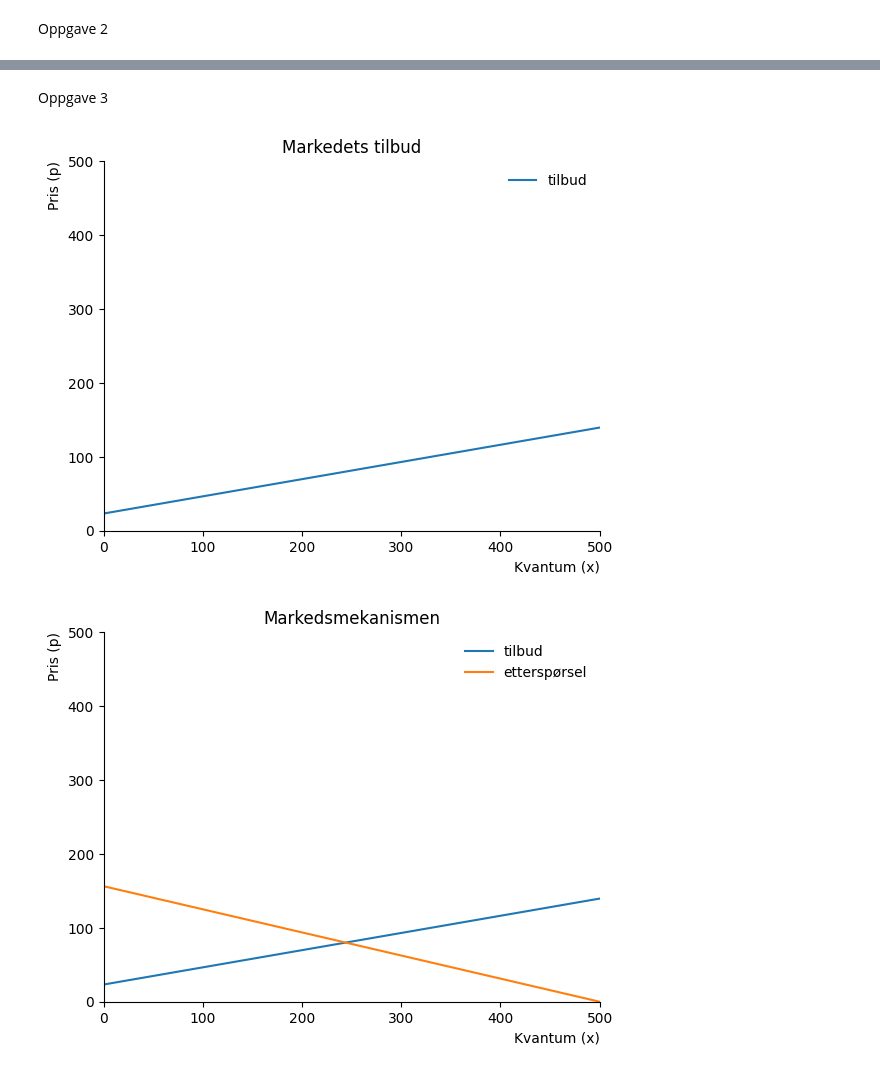
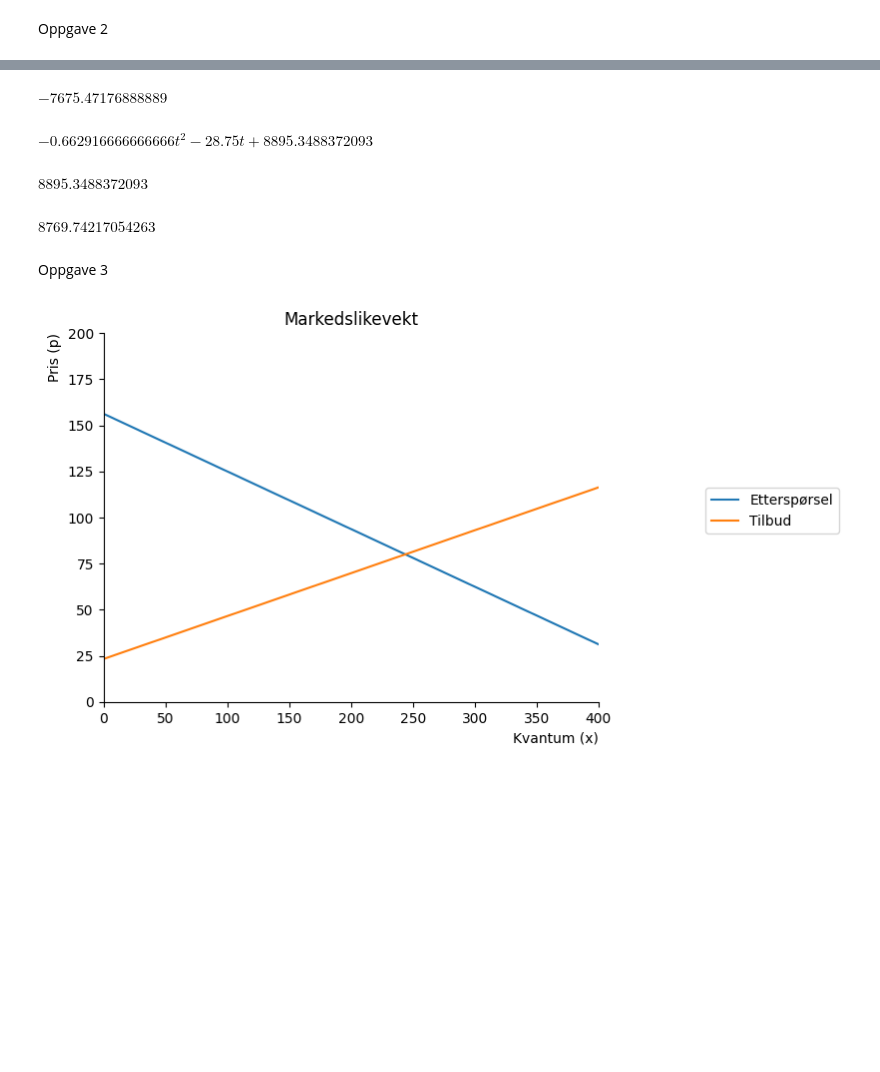
Before and after one commit to Einarness/SOK-1006, a Jupyter notebook: sok1006-notater_edit/arbeidskrav 3.ipynb, the cells around one changed output, grey strips where cells are left out. Saved outputs shown, nothing was run; the diff lists cells and outputs as text; code cells hidden in the pictures; blank space fills up the shorter version.

```diff
--- a/sok1006-notater_edit/arbeidskrav 3.ipynb
+++ b/sok1006-notater_edit/arbeidskrav 3.ipynb
@@ -49,11 +49,11 @@ from matplotlib import pyplot as plt
 Oppgave 1
 # %%
 #Etterspørsel
-def x_d(p):
-    return (500-3.2*p)
+def x_d(x):
+    return ((500-x)/3.2)
 
 #Tilbud
-def x_s(p,t):
-    return -100+4.3*(p-t)
+def x_s(x,t):
+    return (x+100+4.3*t)/4.3
 # %%
 x,p,t=sp.symbols('x p t', real=True, positive=True)
@@ -114,43 +123,55 @@ $\displaystyle t \left(244.0 - 1.83466666666667 t\right)$
+# %%
+consumer_surplus1=sp.integrate(x_d(x)-x_eq(4),(x,0,p_eq(4)))
+consumer_surplus1
+# %% [output]
+$\displaystyle -7675.47176888889$
+# %%
+welfare_surplus_f=sp.simplify(sp.integrate(x_d(x)-x_s(x,t),(x,0,p_eq(t))))
+welfare_surplus_f #uttrykk for samfunnsøkonomisk overskudd, SO, PO + KO
+# %% [output]
+$\displaystyle - 0.662916666666666 t^{2} - 28.75 t + 8895.3488372093$
+# %%
+welfare_surplus=sp.integrate(x_d(x)-x_s(x,0),(x,0,p_eq(0)))
+welfare_surplus
+# %% [output]
+$\displaystyle 8895.3488372093$
+# %%
+welfare_surplus1=sp.integrate(x_d(x)-x_s(x,4),(x,0,p_eq(4)))
+welfare_surplus1
+# %% [output]
+$\displaystyle 8769.74217054263$
 # %% [markdown]
 Oppgave 3
 # %%
-#lag en akse som vi skal bruke flere ganger
-p_num = np.linspace(0.1,300,300)
+x_num=np.linspace(0.1,400,300)
+
+#lag en akse
+
 def create_ax():
                 fig, ax = plt.subplots()
                 ax.set_ylabel('Pris (p)', loc='top')
                 ax.set_xlabel('Kvantum (x)', loc='right')
-                ax.set(xlim=(0,500))
-                ax.set(ylim=(0,500))
+                ax.set(xlim=(0,400))
+                ax.set(ylim=(0,200))
                 ax.spines['top'].set_color('none')
                 ax.spines['right'].set_color('none')
 
                 return fig, ax
 
 fig, ax = create_ax()
 
 # plott funksjonen
 
-ax.plot(x_s(p_num, 0),p_num, label='tilbud')
+ax.plot(x_num, x_d(x_num), label='Etterspørsel')
+ax.plot(x_num, x_s(x_num,0), label='Tilbud')
+
 
 
 # tittel
-ax.set_title('Markedets tilbud')
+ax.set_title('Markedslikevekt')
 
 #vis navnene:
-ax.legend(loc='best',frameon=False);
+ax.legend(bbox_to_anchor=(1.5,0.6));
 # %% [output]
-[figure, old version]
+[figure, new version]
-# %%
-fig, ax = create_ax()
-
-ax.plot(x_s(p_num,0), p_num ,label='tilbud')
-ax.plot(x_d(p_num), p_num ,label='etterspørsel')
-
-
-ax.set_title('Markedsmekanismen')
-
-ax.legend(loc='best', frameon=False);
-# %% [output]
-[figure, removed]
 # %%
```
Also changed, not shown: parts of 21 cells of this notebook.
